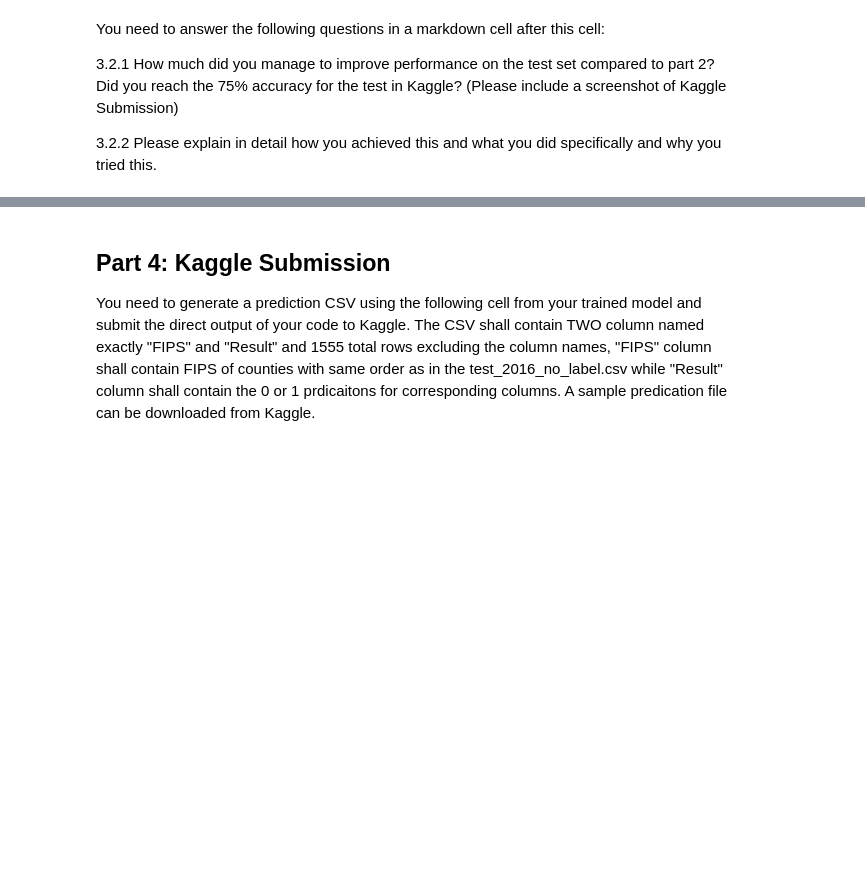
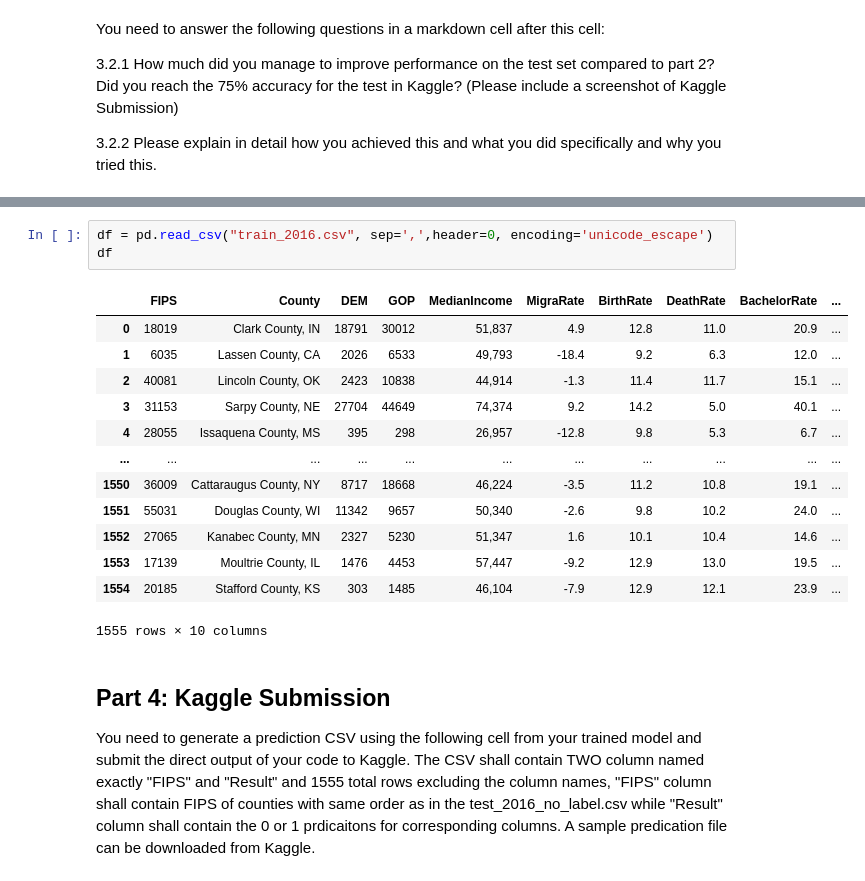
Before and after one commit to coledemeulemeester/ML-Final-Project, a Jupyter notebook: CS 4780 Final Project Student Template.ipynb, the cells around one changed output, grey strips where cells are left out. Drawn from its saved outputs; the diff is of its cells as text; blank space fills up the shorter version.

```diff
--- a/CS 4780 Final Project Student Template.ipynb
+++ b/CS 4780 Final Project Student Template.ipynb
@@ -180,3 +189,20 @@ You need to answer the following questions in a markdown cell after this cell:
+# %%
+df = pd.read_csv("train_2016.csv", sep=',',header=0, encoding='unicode_escape')
+df
+# %% [output]
+|  | FIPS | County | DEM | GOP | MedianIncome | MigraRate | BirthRate | DeathRate | BachelorRate | ... |
+| 0 | 18019 | Clark County, IN | 18791 | 30012 | 51,837 | 4.9 | 12.8 | 11.0 | 20.9 | ... |
+| 1 | 6035 | Lassen County, CA | 2026 | 6533 | 49,793 | -18.4 | 9.2 | 6.3 | 12.0 | ... |
+| 2 | 40081 | Lincoln County, OK | 2423 | 10838 | 44,914 | -1.3 | 11.4 | 11.7 | 15.1 | ... |
+| 3 | 31153 | Sarpy County, NE | 27704 | 44649 | 74,374 | 9.2 | 14.2 | 5.0 | 40.1 | ... |
+| 4 | 28055 | Issaquena County, MS | 395 | 298 | 26,957 | -12.8 | 9.8 | 5.3 | 6.7 | ... |
+| ... | ... | ... | ... | ... | ... | ... | ... | ... | ... | ... |
+| 1550 | 36009 | Cattaraugus County, NY | 8717 | 18668 | 46,224 | -3.5 | 11.2 | 10.8 | 19.1 | ... |
+| 1551 | 55031 | Douglas County, WI | 11342 | 9657 | 50,340 | -2.6 | 9.8 | 10.2 | 24.0 | ... |
+| 1552 | 27065 | Kanabec County, MN | 2327 | 5230 | 51,347 | 1.6 | 10.1 | 10.4 | 14.6 | ... |
+| 1553 | 17139 | Moultrie County, IL | 1476 | 4453 | 57,447 | -9.2 | 12.9 | 13.0 | 19.5 | ... |
+| 1554 | 20185 | Stafford County, KS | 303 | 1485 | 46,104 | -7.9 | 12.9 | 12.1 | 23.9 | ... |
+1555 rows × 10 columns
 # %% [markdown]
 <h2>Part 4: Kaggle Submission</h2><p>
 You need to generate a prediction CSV using the following cell from your trained model and submit the direct output of your code to Kaggle. The CSV shall contain TWO column named exactly "FIPS" and "Result" and 1555 total rows excluding the column names, "FIPS" column shall contain FIPS of counties with same order as in the test_2016_no_label.csv while "Result" column shall contain the 0 or 1 prdicaitons for corresponding columns. A sample predication file can be downloaded from Kaggle.
```
Also changed, not shown: parts of 3 cells of this notebook, 2 other files.
